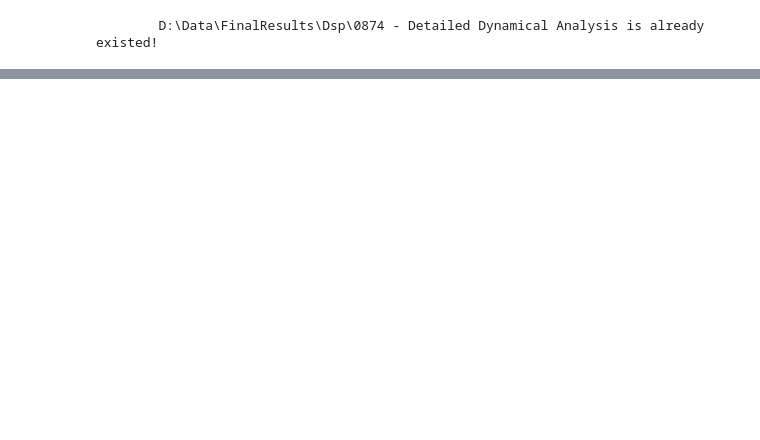
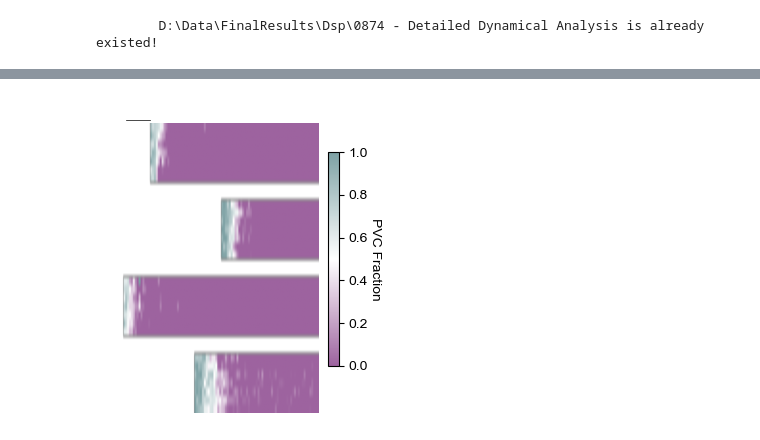
Before and after one commit to YAO-Shuyang/PlotFigures, a Jupyter notebook: NodeFigures/Fig0874 - Detailed Dynamical Analysis.ipynb, the cells around one changed output, grey strips where cells are left out. Drawn from its saved outputs; the diff is of its cells as text; code cells hidden in the pictures; blank space fills up the shorter version.

Commit message:
update: discrete retrievals

```diff
--- a/NodeFigures/Fig0874 - Detailed Dynamical Analysis.ipynb
+++ b/NodeFigures/Fig0874 - Detailed Dynamical Analysis.ipynb
@@ -12,0 +15,87 @@ pass
+# %%
+def draw_pvc(mouse: int, maze_type: int = 1):
+    save_dir = join(loc, "PVC")
+    mkdir(save_dir)
+    file_idx = np.where((f2['MiceID'] == mouse) & (f2['maze_type'] == maze_type))[0]
+
+    traces = []
+    for i in tqdm(file_idx):
+        with open(f2['Trace File'][i], 'rb') as f:
+            trace = pickle.load(f)
+        traces.append(trace)
+
+    ctrl_pvc_mean = np.zeros((len(file_idx)*2, 144), np.float64)
+    for i, trace in enumerate(tqdm(traces)):
+        for j in range(144):
+            ctrl_pvc_mean[i*2, j] = np.corrcoef(
+                trace['node 0']['old_map_clear'][:, j],
+                trace['node 4']['old_map_clear'][:, j]
+            )[0, 1]
+            ctrl_pvc_mean[i*2+1, j] = np.corrcoef(
+                trace['node 5']['old_map_clear'][:, j],
+                trace['node 9']['old_map_clear'][:, j]
+            )[0, 1]
+
+    #ctrl_pvc_mean = np.nanmean(ctrl_pvc_mean, axis=0)
+
+    stacked_pvc = []
+    for r in [1, 2, 4, 5]:
+        for i in range(7):
+            ctrl_pvc_mean_s = ctrl_pvc_mean[i*2, :] if r in [1, 2] else ctrl_pvc_mean[i*2+1, :]
+            real_pvc = np.zeros(144, np.float64)
+            for j in range(144):
+                real_pvc[j] = np.corrcoef(
+                    traces[i]['node 0']['old_map_clear'][:, j],
+                    traces[i][f'node {r}']['old_map_clear'][:, j]
+                )[0, 1] if r in [1, 2] else np.corrcoef(
+                    traces[i]['node 5']['old_map_clear'][:, j],
+                    traces[i][f'node {r+2}']['old_map_clear'][:, j]
+                )[0, 1]
+
+            pvc_frac = real_pvc / ctrl_pvc_mean_s
+            keep_bins = np.intersect1d(
+                CP_DSPs[maze_type][0], CP_DSPs[maze_type][r]
+            )
+            remove_bins = np.setdiff1d(np.arange(144), keep_bins-1)
+            pvc_frac[remove_bins] = np.nan
+            stacked_pvc.append(pvc_frac[CP_DSPs[maze_type][0]-1][np.newaxis, :])
+
+        if r != 5:
+            stacked_pvc.append(np.full((2, len(CP_DSPs[maze_type][0])), np.nan))
+
+    stacked_pvc = np.vstack(stacked_pvc)
+    with open(join(save_dir, f'{mouse}_M{maze_type}_R1.pkl'), 'wb') as f:
+        pickle.dump(stacked_pvc, f)
+
+    fig = plt.figure(figsize=(3, 4))
+    ax = Clear_Axes(plt.axes())
+    im = ax.imshow(1-stacked_pvc, aspect='auto', cmap=RetrievCmap, vmin=0, vmax=1, interpolation=None)
+    cbar = plt.colorbar(im, ax=ax, fraction=0.046, pad=0.04)
+    cbar.set_label('PVC Fraction', rotation=270, labelpad=10)
+    plt.savefig(join(save_dir, f'{mouse}_M{maze_type}.png'), dpi=600)
+    plt.savefig(join(save_dir, f'{mouse}_M{maze_type}.svg'), dpi=600)
+    plt.close()
+
+draw_pvc(10212, maze_type=1)
+draw_pvc(10224, maze_type=1)
+draw_pvc(10227, maze_type=1)
+draw_pvc(10232, maze_type=1)
+""""""
+stacked_pvc_all = []
+for mouse in [10212, 10224, 10227, 10232]:
+    with open(join(loc, "PVC", f'{mouse}_M1_R1.pkl'), 'rb') as f:
+        stacked_pvc = pickle.load(f)
+    stacked_pvc_all.append(stacked_pvc)
+stacked_pvc_all = np.stack(stacked_pvc_all, 2)
+stacked_pvc_mean = np.nanmean(stacked_pvc_all, axis=2)
+
+fig = plt.figure(figsize=(3, 4))
+ax = Clear_Axes(plt.axes())
+im = ax.imshow(1-stacked_pvc_mean, aspect='auto', cmap=RetrievCmap, vmin=0, vmax=1)
+cbar = plt.colorbar(im, ax=ax, fraction=0.046, pad=0.04)
+cbar.set_label('PVC Fraction', rotation=270, labelpad=10)
+ax.plot([10, 22.5], [-1, -1], c='k', lw=0.5)
+plt.savefig(join(loc, "PVC", f'All_Mice_M1.png'), dpi=600)
+plt.savefig(join(loc, "PVC", f'All_Mice_M1.svg'), dpi=600)
+plt.show()
+# %% [output]
@@ -12,0 +106 @@ pass
+[figure, added]
```
Also changed, not shown: parts of 8 cells of this notebook, 3 other files.
